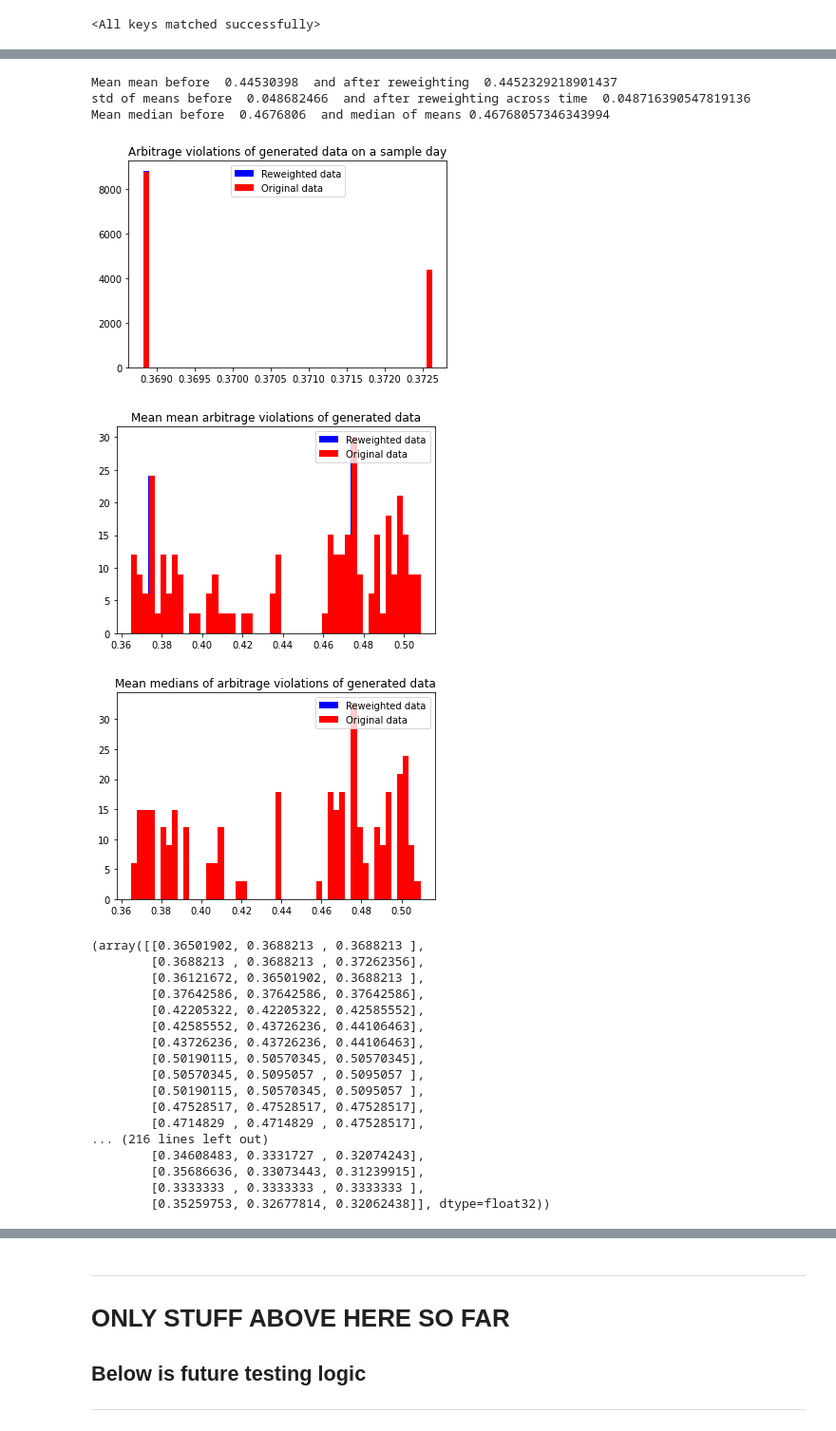
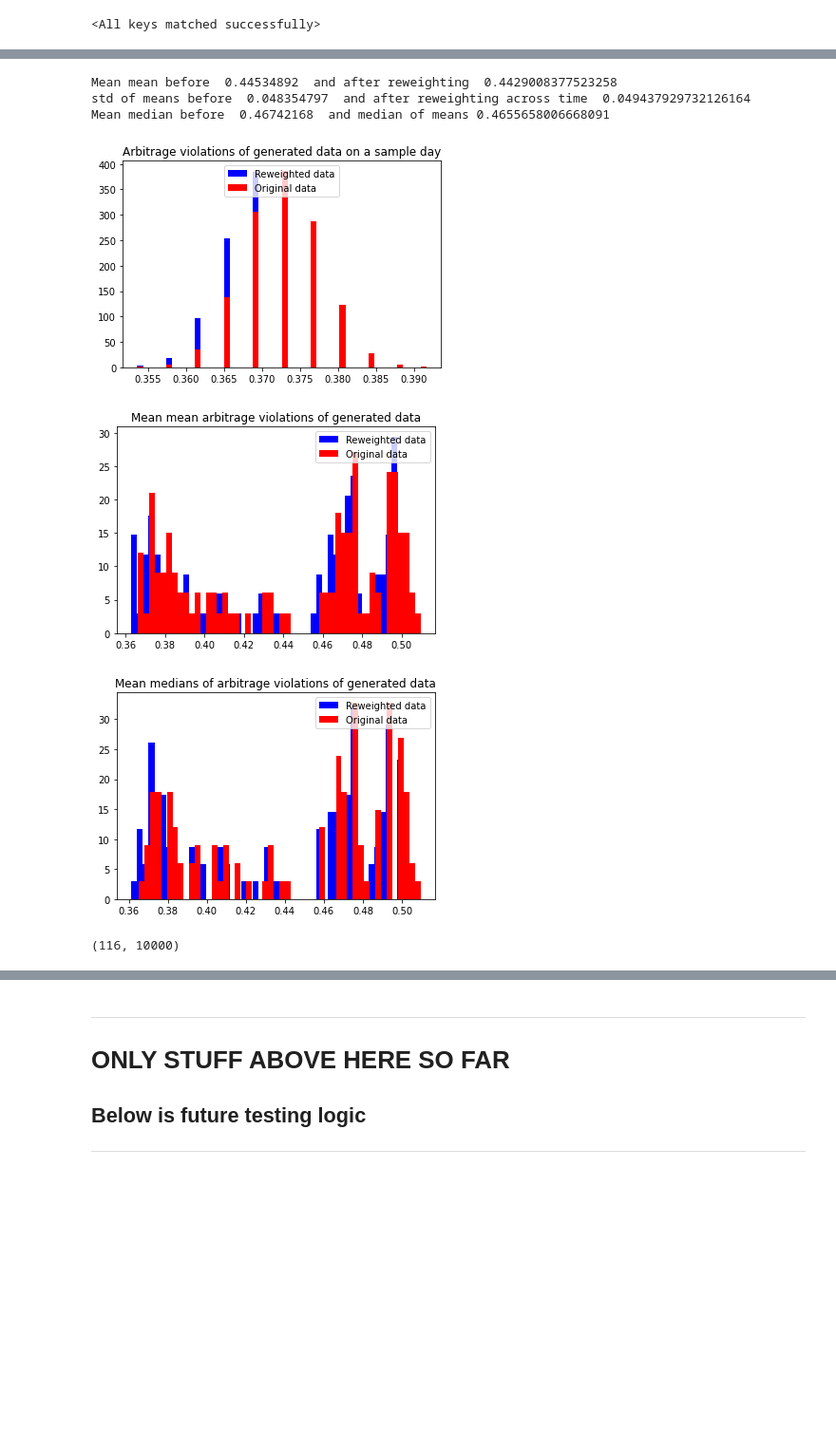
Before and after one commit to ekopen/VolGAN, a Jupyter notebook: reweighting_main.ipynb, the cells around one changed output, grey strips where cells are left out. Shown: that part at 95% size. Saved outputs shown, nothing was run; the diff lists cells and outputs as text; code cells hidden in the pictures; blank space fills up the shorter version.

```diff
--- a/reweighting_main.ipynb
+++ b/reweighting_main.ipynb
@@ -174,32 +301,16 @@ len(arb_penalties_tensor[0])
 # %%
 arb_penalties_np = arb_penalties_tensor.cpu().numpy().T
 df_arb = pd.DataFrame(arb_penalties_np, index=dates_t[-n_test:], columns=[str(i) for i in range(arb_penalties_np.shape[1])])
 
 from reweighting import reweighting_stats
-stats = reweighting_stats(df_arb.to_numpy(), 5)
+stats = reweighting_stats(df_arb.to_numpy(), 100)
 
-stats
+stats[1].shape
 # %% [output]
-Mean mean before  0.44530398  and after reweighting  0.4452329218901437
-std of means before  0.048682466  and after reweighting across time  0.048716390547819136
-Mean median before  0.4676806  and median of means 0.46768057346343994
+Mean mean before  0.44534892  and after reweighting  0.4429008377523258
+std of means before  0.048354797  and after reweighting across time  0.049437929732126164
+Mean median before  0.46742168  and median of means 0.4655658006668091
-[figure, old version]
+[figure, new version]
-[figure, old version]
+[figure, new version]
-[figure, old version]
+[figure, new version]
-(array([[0.36501902, 0.3688213 , 0.3688213 ],
-        [0.3688213 , 0.3688213 , 0.37262356],
-        [0.36121672, 0.36501902, 0.3688213 ],
-        [0.37642586, 0.37642586, 0.37642586],
-        [0.42205322, 0.42205322, 0.42585552],
-        [0.42585552, 0.43726236, 0.44106463],
-        [0.43726236, 0.43726236, 0.44106463],
-        [0.50190115, 0.50570345, 0.50570345],
-        [0.50570345, 0.5095057 , 0.5095057 ],
-        [0.50190115, 0.50570345, 0.5095057 ],
-        [0.47528517, 0.47528517, 0.47528517],
-        [0.4714829 , 0.4714829 , 0.47528517],
-... (216 lines left out)
-        [0.34608483, 0.3331727 , 0.32074243],
-        [0.35686636, 0.33073443, 0.31239915],
-        [0.3333333 , 0.3333333 , 0.3333333 ],
-        [0.35259753, 0.32677814, 0.32062438]], dtype=float32))
+(116, 10000)
```
Also changed, not shown: parts of 24 cells of this notebook.
